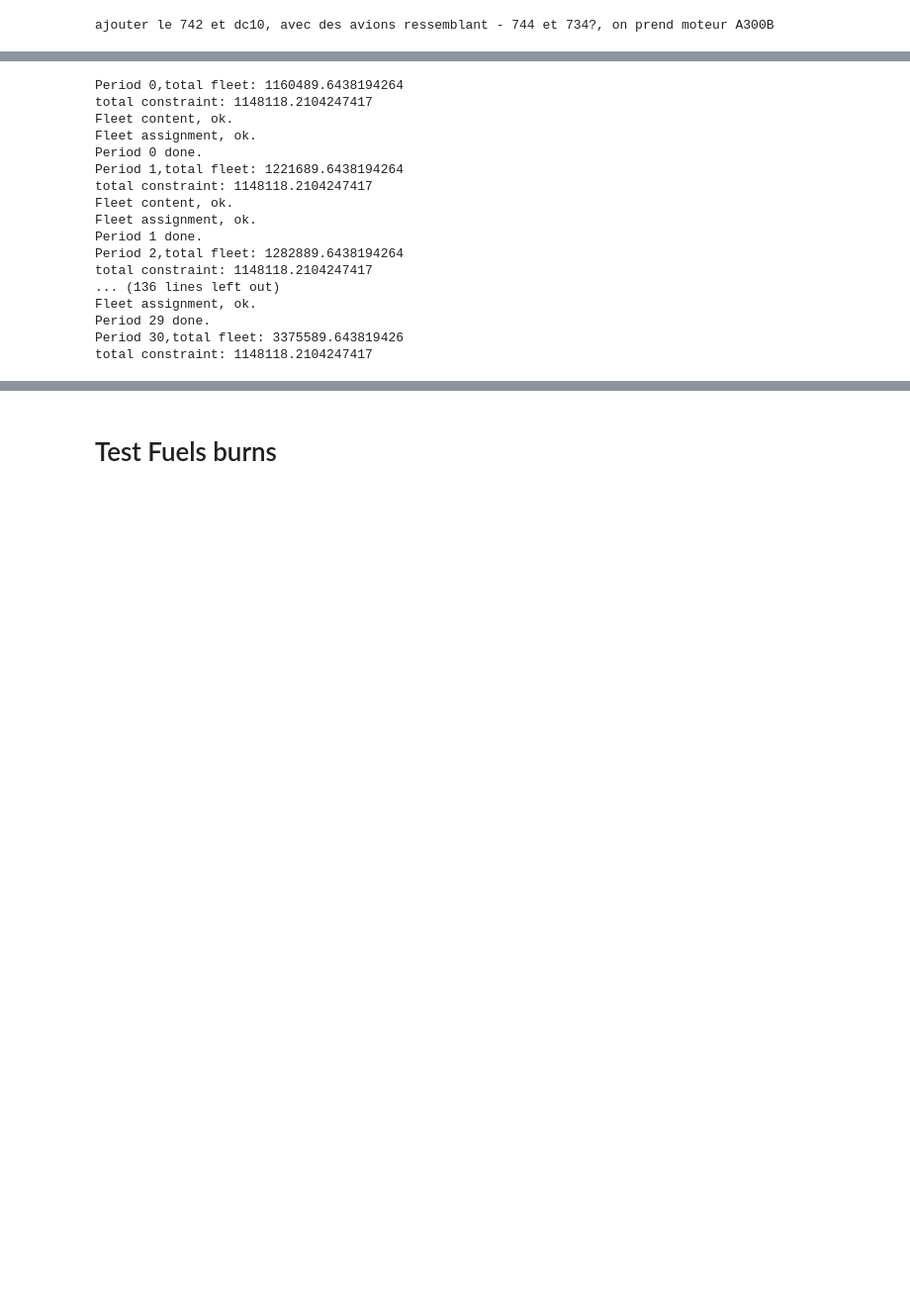
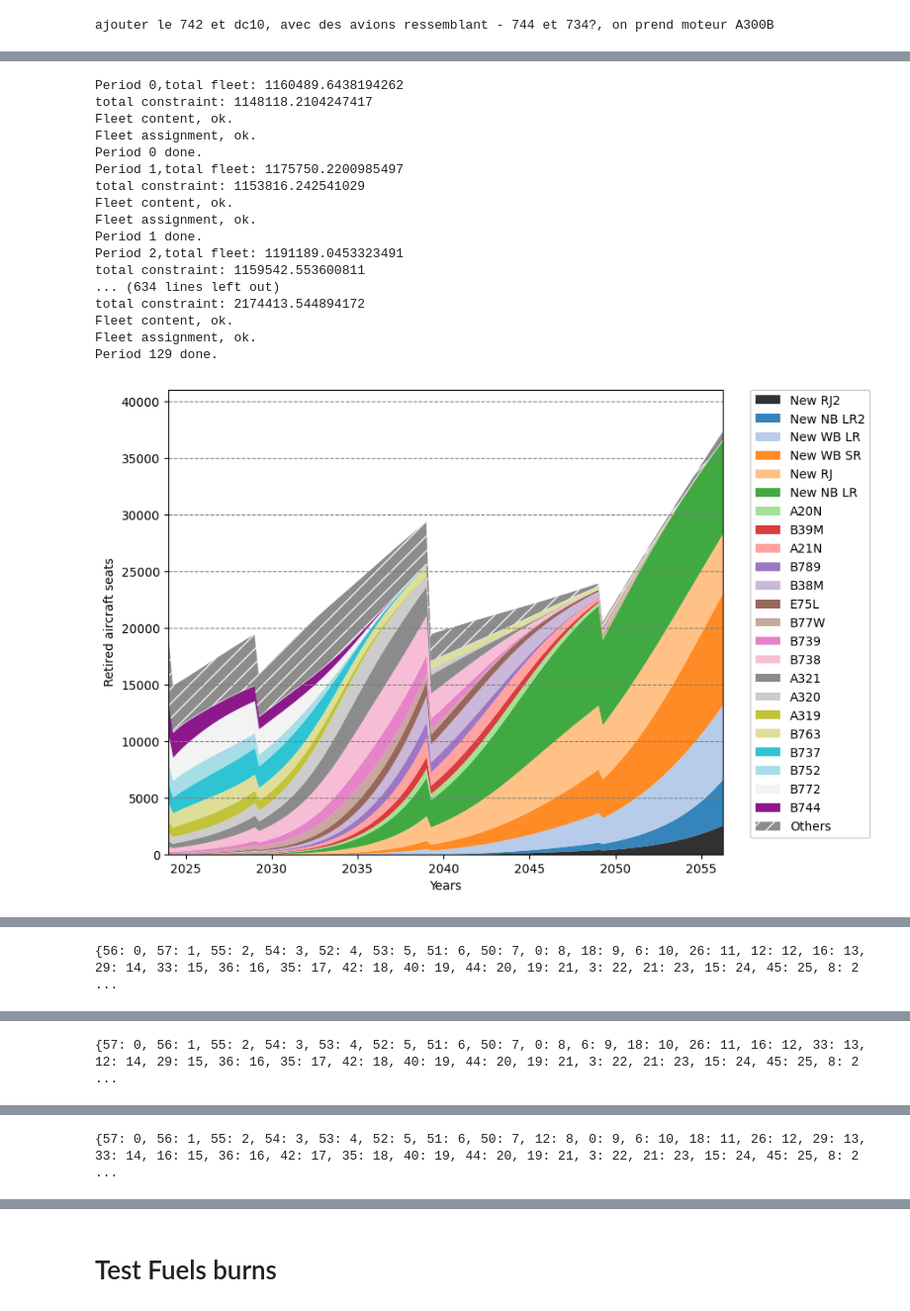
Before and after one commit to PacoViry/Thesis_models, a Jupyter notebook: main.ipynb, the cells around one changed output, grey strips where cells are left out. Shown at 99% size. Drawn from its saved outputs; the diff is of its cells as text; code cells hidden in the pictures; blank space fills up the shorter version.

```diff
--- a/main.ipynb
+++ b/main.ipynb
@@ -781,7 +876,7 @@ traffic_structures_ini = np.array(connections[['ADES','ADEP','Period', 'Distance
 connections_valid = connections[(connections['Distance_conn (km)']<modeled_aircraft['Est_max_range'].max())&(connections['Seats_conn_p']>1000)&(connections['Distance_conn (km)']>100)]
 traffic_structures_ini = np.array(connections_valid[['ADES','ADEP','Period', 'Distance_conn (km)','Seats_conn_p','Av ac seats_w_mod']])
 traff_struct_l = [traffic_structures_ini]
-modeled_periods = 35
+modeled_periods = 130
 for i in range(modeled_periods-1):
     traffic_structures_add = traffic_structures_ini.copy()
     # traffic_structures_add[:,3] += 0.02*i*(-10*traffic_structures_add[:,3]**0.5+traffic_structures_add[:,3]-0.01*traffic_structures_add[:,3]**1.5)
@@ -822,29 +917,31 @@ initial_fleet = np.vstack((initial_fleet, np.zeros((modeled_periods, initial_fle
 new_deliveries_1 = np.zeros((1, initial_fleet.shape[1]))
 deliveries = np.array([new_deliveries_1])
 new_deliveries_2 = new_deliveries_1.copy()
-for i in range(5):
-    new_deliveries_2[:,-8] = 200*period_duration
-    new_deliveries_2[:,-7] = 200*period_duration
+for i in range(20):
+    new_deliveries_2[:,-8] = (235+2.8*i)*period_duration
+    new_deliveries_2[:,-7] = (235+2.8*i)*period_duration
     deliveries = np.concatenate([deliveries,[new_deliveries_2]])
     new_deliveries_2 = new_deliveries_1.copy()
-for i in range(10):
-    new_deliveries_2[:,-8] = 100*period_duration
-    new_deliveries_2[:,-7] = 100*period_duration
-    new_deliveries_2[:,-6] = 40*period_duration
-    new_deliveries_2[:,-5] = 40*period_duration
+for i in range(40):
+    new_deliveries_2[:,-8] = (125+2.40*i)*period_duration
+    new_deliveries_2[:,-7] = (125+2.40*i)*period_duration
+    new_deliveries_2[:,-6] = (48+0.62*i)*period_duration
+    new_deliveries_2[:,-5] = (48+0.62*i)*period_duration
     deliveries = np.concatenate([deliveries,[new_deliveries_2]])
     new_deliveries_2 = new_deliveries_1.copy()
-for i in range(10):
-    new_deliveries_2[:,-4] = 200*period_duration
-    new_deliveries_2[:,-3] = 200*period_duration
-    new_deliveries_2[:,-6] = 30*period_duration
-    new_deliveries_2[:,-5] = 30*period_duration
+for i in range(40):
+    new_deliveries_2[:,-4] = (190+i)*period_duration
+    new_deliveries_2[:,-3] = (190+i)*period_duration
+    new_deliveries_2[:,-6] = (50+0.35*i)*period_duration
+    new_deliveries_2[:,-5] = (50+0.35*i)*period_duration
     deliveries = np.concatenate([deliveries,[new_deliveries_2]])
     new_deliveries_2 = new_deliveries_1.copy()
-for i in range(9):
-    new_deliveries_2[:,-4] = 120*period_duration
-    new_deliveries_2[:,-3] = 120*period_duration
-    new_deliveries_2[:,-2] = 50*period_duration
-    new_deliveries_2[:,-1] = 50*period_duration
+for i in range(29):
+    new_deliveries_2[:,-4] = (180+3.5*i)*period_duration
+    new_deliveries_2[:,-3] =(180+3.5*i)*period_duration
+    new_deliveries_2[:,-2] = (70+1.1*i)*period_duration
+    new_deliveries_2[:,-1] =  (70+1.1*i)*period_duration
     deliveries = np.concatenate([deliveries,[new_deliveries_2]])
     new_deliveries_2 = new_deliveries_1.copy()
+
+print('construire des fits qui permettent de lisser ces fonctions ??, écart type, moyenne, kurtosis??')
@@ -852,7 +951,7 @@ for i in range(9):
 stats, beta, list_mod = retirement_prio.load_prop_lin(title = 'TAA_propension_lin_icao')
 stats = np.where(np.isnan(stats),0, stats)
 
-propensions = -8*np.ones((initial_fleet.shape[0], initial_fleet.shape[1]))
+propensions = -6*np.ones((initial_fleet.shape[0], initial_fleet.shape[1]))
 time_array = np.concatenate([np.arange(initial_fleet_r.shape[0]),initial_fleet_r.shape[0]+period_duration*np.arange(modeled_periods)])
 propensions+= beta*time_array[:,np.newaxis]
 for i, val in zip(list_mod, stats):
@@ -958,23 +982,24 @@ IMAGEIO FFMPEG_WRITER WARNING: input image is not divisible by macro_block_size=
 # %%
 type_obs, omegas_l, assignments = global_modelling.scenario(initial_fleet,deliveries,obs_sizes,traffic_structures,propensions,alphas,betas, omegas_0,ranges,
                                                             types_names = types_names, aging_activity_coeff=aging_activity_coeff, period_duration = period_duration,
-                                                            taux_utilisation_usuel=taux_utilisation_usuel, name_video = 'icao_ref_us_sc_aging0',
+                                                            taux_utilisation_usuel=taux_utilisation_usuel, name_video = 'icao_ref_us_sc_ref',
                                                             dic_fuel = dico_seymm, vals_fuel = fb_ini)
 # %% [output]
-Period 0,total fleet: 1160489.6438194264
+Period 0,total fleet: 1160489.6438194262
 total constraint: 1148118.2104247417
 Fleet content, ok.
 Fleet assignment, ok.
 Period 0 done.
-Period 1,total fleet: 1221689.6438194264
-total constraint: 1148118.2104247417
+Period 1,total fleet: 1175750.2200985497
+total constraint: 1153816.242541029
 Fleet content, ok.
 Fleet assignment, ok.
 Period 1 done.
-Period 2,total fleet: 1282889.6438194264
-total constraint: 1148118.2104247417
-... (136 lines left out)
+Period 2,total fleet: 1191189.0453323491
+total constraint: 1159542.553600811
+... (634 lines left out)
+total constraint: 2174413.544894172
+Fleet content, ok.
 Fleet assignment, ok.
-Period 29 done.
-Period 30,total fleet: 3375589.643819426
-total constraint: 1148118.2104247417
+Period 129 done.
+[figure, added]
@@ -981,0 +1024 @@ RecursionError: maximum recursion depth exceeded
+{56: 0, 57: 1, 55: 2, 54: 3, 52: 4, 53: 5, 51: 6, 50: 7, 0: 8, 18: 9, 6: 10, 26: 11, 12: 12, 16: 13, 29: 14, 33: 15, 36: 16, 35: 17, 42: 18, 40: 19, 44: 20, 19: 21, 3: 22, 21: 23, 15: 24, 45: 25, 8: 2 ...
@@ -981,0 +1044 @@ RecursionError: maximum recursion depth exceeded
+{57: 0, 56: 1, 55: 2, 54: 3, 53: 4, 52: 5, 51: 6, 50: 7, 0: 8, 6: 9, 18: 10, 26: 11, 16: 12, 33: 13, 12: 14, 29: 15, 36: 16, 35: 17, 42: 18, 40: 19, 44: 20, 19: 21, 3: 22, 21: 23, 15: 24, 45: 25, 8: 2 ...
@@ -981,0 +1064 @@ RecursionError: maximum recursion depth exceeded
+{57: 0, 56: 1, 55: 2, 54: 3, 53: 4, 52: 5, 51: 6, 50: 7, 12: 8, 0: 9, 6: 10, 18: 11, 26: 12, 29: 13, 33: 14, 16: 15, 36: 16, 42: 17, 35: 18, 40: 19, 44: 20, 19: 21, 3: 22, 21: 23, 15: 24, 45: 25, 8: 2 ...
```
Also changed, not shown: parts of 23 cells of this notebook, 6 other files.
